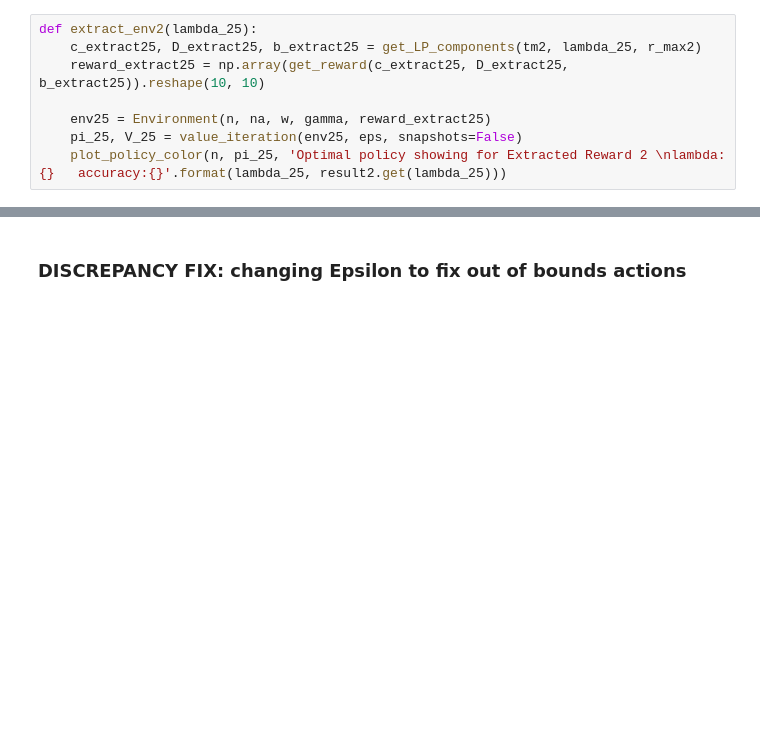
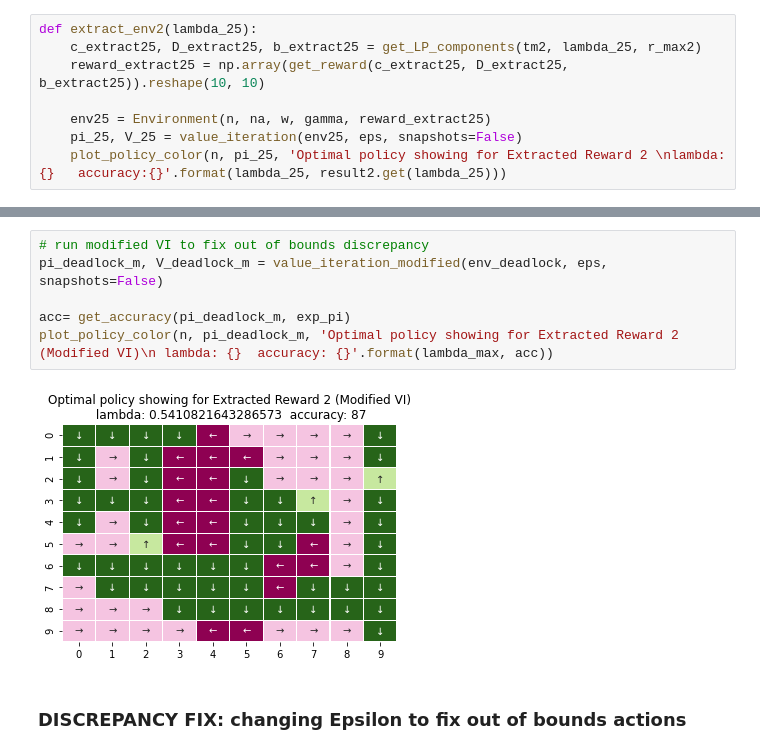
Before and after one commit to MaggieX/Large_Scale_Social_Complex_Network, a Jupyter notebook: Project3/Project3_Q1_Q25_modifiedVI.ipynb, the cells around one changed output, grey strips where cells are left out. Saved outputs shown, nothing was run; the diff lists cells and outputs as text; blank space fills up the shorter version.

```diff
--- a/Project3/Project3_Q1_Q25_modifiedVI.ipynb
+++ b/Project3/Project3_Q1_Q25_modifiedVI.ipynb
@@ -1174,3 +1179,11 @@ accuracy:  94
+# %%
+# run modified VI to fix out of bounds discrepancy
+pi_deadlock_m, V_deadlock_m = value_iteration_modified(env_deadlock, eps, snapshots=False)
+
+acc= get_accuracy(pi_deadlock_m, exp_pi)
+plot_policy_color(n, pi_deadlock_m, 'Optimal policy showing for Extracted Reward 2 (Modified VI)\n lambda: {}  accuracy: {}'.format(lambda_max, acc))
+# %% [output]
+[figure, added]
 # %% [markdown]
 ### DISCREPANCY FIX: changing Epsilon to fix out of bounds actions
 # %%
```
Also changed, not shown: parts of 18 cells of this notebook.
